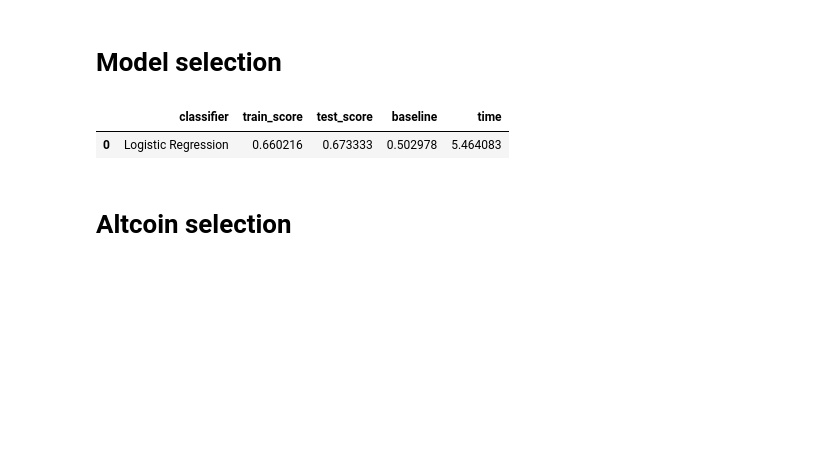
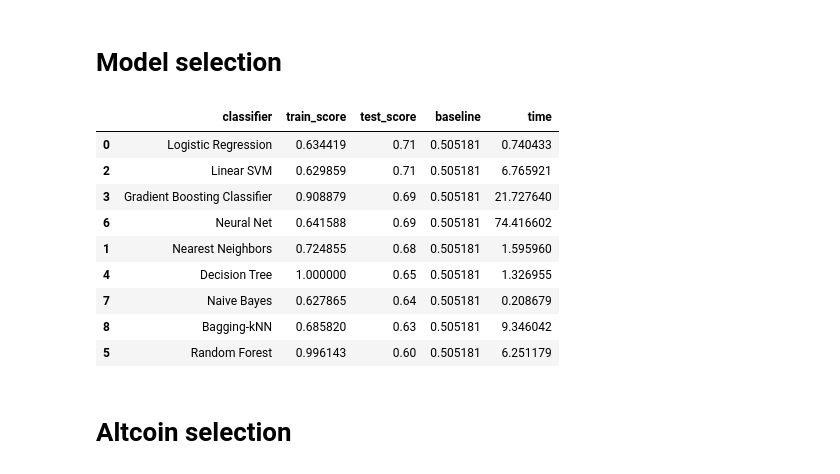
Before and after one commit to arashash/BitPredict, a Jupyter notebook: Classification/classifyTomorrowChange.ipynb, the cells around one changed output. Saved outputs shown, nothing was run; the diff lists cells and outputs as text; code cells hidden in the pictures; blank space fills up the shorter version.

```diff
--- a/Classification/classifyTomorrowChange.ipynb
+++ b/Classification/classifyTomorrowChange.ipynb
@@ -466,11 +466,11 @@ def getData(altcoin, predDays):
     dateStr = date.strftime('%Y-%m-%d')
     # Google trend interests
     pytrends = TrendReq(hl='en-US', tz=360)
-    pytrends.build_payload([coin], cat=0, timeframe='2015-01-01 %s'%dateStr, geo='', gprop='')
+    pytrends.build_payload([altcoin], cat=0, timeframe='2015-01-01 %s'%dateStr, geo='', gprop='')
     interests = pytrends.interest_over_time()
-    df[coin] = interests[coin]
+    df[altcoin] = interests[altcoin]
 
-    data = df[['priceRate+', coin,
+    data = df[['priceRate+', altcoin,
                 'low', 'high', 'priceRange',
                'open', 'close', 'priceSwing',
                'btc', 'btcRate', 'btcAcc', 'btcJerk',
@@ -558,14 +558,14 @@ def preprocess(X, y, testSize, k):
 
 dict_classifiers = {
     "Logistic Regression": LogisticRegression(),
-#     "Nearest Neighbors": KNeighborsClassifier(),
-#     "Linear SVM": SVC(),
-#     "Gradient Boosting Classifier": GradientBoostingClassifier(),
-#     "Decision Tree": tree.DecisionTreeClassifier(),
-#     "Random Forest": RandomForestClassifier(n_estimators = 18),
-#     "Neural Net": MLPClassifier(alpha = 1),
-#     "Naive Bayes": GaussianNB(),
-#     "Bagging-kNN": BaggingClassifier(KNeighborsClassifier(), max_samples=0.5, max_features=0.8),
+    "Nearest Neighbors": KNeighborsClassifier(),
+    "Linear SVM": SVC(),
+    "Gradient Boosting Classifier": GradientBoostingClassifier(),
+    "Decision Tree": tree.DecisionTreeClassifier(),
+    "Random Forest": RandomForestClassifier(n_estimators = 18),
+    "Neural Net": MLPClassifier(alpha = 1),
+    "Naive Bayes": GaussianNB(),
+    "Bagging-kNN": BaggingClassifier(KNeighborsClassifier(), max_samples=0.5, max_features=0.8)
 #     "AdaBoost": AdaBoostClassifier(n_estimators=100),
 #     "Auto-sklearn": autosklearn.classification.AutoSklearnClassifier(),
 #     "Voting": VotingClassifier(estimators=[
@@ -619,18 +619,26 @@ def batch_classify(X, y, testSize, verbose = True):
         count+=1
     return df_results
 # %%
-coin = 'BTC'
-testSize = 300
-predDays = 2
-X, y, y_cont, size, median = getData(coin, predDays)
+stock = 'XEM'
+testSize = 100
+predDays = 1
+X, y, y_cont, size, median = getData(stock, predDays)
 
 X = preprocess(X, y, testSize, k=20)
 
 df_results = batch_classify(X, y, testSize)
 display(df_results.sort_values(by='test_score', ascending=False))
 # %% [output]
 |  | classifier | train_score | test_score | baseline | time |
-| 0 | Logistic Regression | 0.660216 | 0.673333 | 0.502978 | 5.464083 |
+| 0 | Logistic Regression | 0.634419 | 0.71 | 0.505181 | 0.740433 |
+| 2 | Linear SVM | 0.629859 | 0.71 | 0.505181 | 6.765921 |
+| 3 | Gradient Boosting Classifier | 0.908879 | 0.69 | 0.505181 | 21.727640 |
+| 6 | Neural Net | 0.641588 | 0.69 | 0.505181 | 74.416602 |
+| 1 | Nearest Neighbors | 0.724855 | 0.68 | 0.505181 | 1.595960 |
+| 4 | Decision Tree | 1.000000 | 0.65 | 0.505181 | 1.326955 |
+| 7 | Naive Bayes | 0.627865 | 0.64 | 0.505181 | 0.208679 |
+| 8 | Bagging-kNN | 0.685820 | 0.63 | 0.505181 | 9.346042 |
+| 5 | Random Forest | 0.996143 | 0.60 | 0.505181 | 6.251179 |
 # %% [markdown]
 # Altcoin selection
 # %%
```
Also changed, not shown: parts of 1 cell of this notebook.
